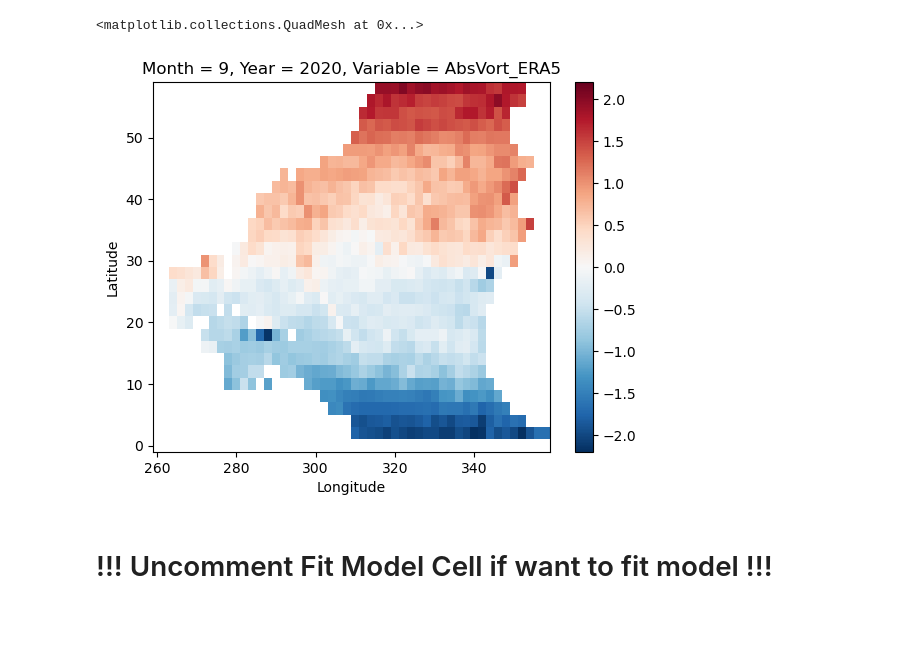
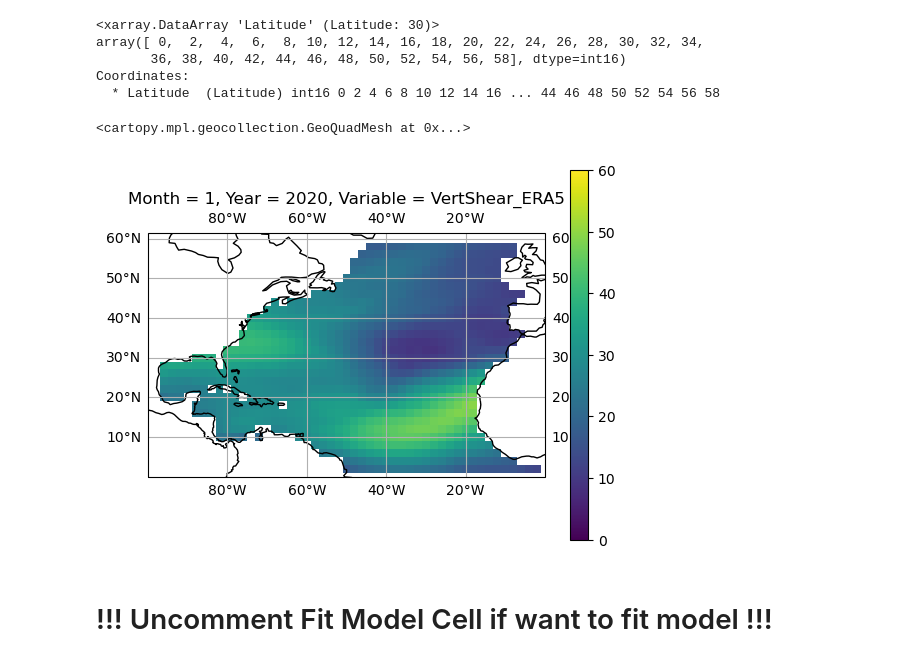
Before and after one commit to a98alvin/TC_Genesis_Index, a Jupyter notebook: Scripts/Random Forest Model (Model)/Random_Forest_Model_Regressor_Using_Suzana_Data.ipynb, the cells around one changed output. Cells and saved outputs as stored; diff of their text form; code cells hidden in the pictures; blank space fills up the shorter version.

```diff
--- a/Scripts/Random Forest Model (Model)/Random_Forest_Model_Regressor_Using_Suzana_Data.ipynb
+++ b/Scripts/Random Forest Model (Model)/Random_Forest_Model_Regressor_Using_Suzana_Data.ipynb
@@ -28,6 +28,14 @@ Longitude=np.arange(260,360,2)
 NAO_polygon = gdf.loc[(gdf['NAME'] == 'North Atlantic Ocean') | (gdf['NAME'] == 'Gulf of Mexico') | (gdf['NAME'] == 'Caribbean Sea')]
 lon_adj = np.where(Longitude > 180, Longitude - 360,Longitude)
 NAOmask = regionmask.mask_geopandas(NAO_polygon, Longitude, Latitude,lon_name='Longitude', lat_name='Latitude',wrap_lon=True)
+# %%
+train_stacked.unstack().coords['Latitude']
+# %% [output]
+<xarray.DataArray 'Latitude' (Latitude: 30)>
+array([ 0,  2,  4,  6,  8, 10, 12, 14, 16, 18, 20, 22, 24, 26, 28, 30, 32, 34,
+       36, 38, 40, 42, 44, 46, 48, 50, 52, 54, 56, 58], dtype=int16)
+Coordinates:
+  * Latitude  (Latitude) int16 0 2 4 6 8 10 12 14 16 ... 44 46 48 50 52 54 56 58
 # %%
 # Compile Environmental Data
 vars_list = os.listdir("/glade/work/acheung/TC_Genesis") # Determine Variables
@@ -134,10 +142,16 @@ test_env_data = test_stacked_copy.drop_isel(z=test_NaNlocs).transpose()
 #     train_env_data_no_norm = train_stacked_copy_3.drop_isel(z=train_NaNlocs).transpose()
 #     test_env_data_no_norm = test_stacked_copy_3.drop_isel(z=test_NaNlocs).transpose()
 # %%
-test_stacked_copy[0].unstack().sel(Month=9,Year=2020).plot()
+plt.figure()
+ax = plt.axes(projection=ccrs.PlateCarree())
+ax.set_global()
+ax.coastlines()
+ax.gridlines(draw_labels=True)
+ax.set_extent([-100, 0, 0, 50])
+test_stacked[1].unstack().sel(Month=1,Year=2020).plot(vmin=0,vmax=60)
 # %% [output]
-<matplotlib.collections.QuadMesh at 0x...>
+<cartopy.mpl.geocollection.GeoQuadMesh at 0x...>
-[figure, old version]
+[figure, new version]
 # %%
 # # Grab ibtracs data (uncomment this section if you want to recreate genesis (observed) labels, otherwise it is already saved)
 # basin_dataset = tracks.TrackDataset(basin='north_atlantic',source='ibtracs',include_btk=True)
```
Also changed, not shown: parts of 2 cells of this notebook, 4 other files.
